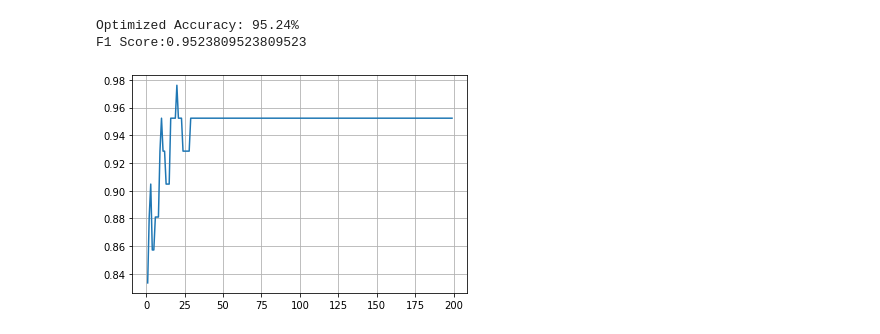
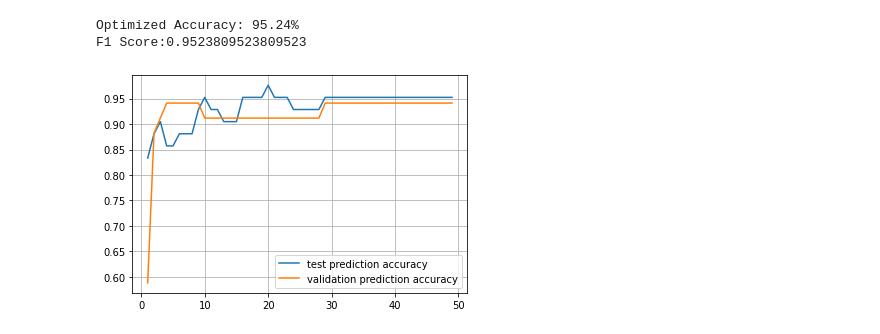
Before and after one commit to Scrath1/ml, a Jupyter notebook: ml_course_en/assignments/Assignment 04. Basics of neural networks.ipynb, the cells around one changed output. Saved outputs shown, nothing was run; the diff lists cells and outputs as text; code cells hidden in the pictures.

```diff
--- a/ml_course_en/assignments/Assignment 04. Basics of neural networks.ipynb
+++ b/ml_course_en/assignments/Assignment 04. Basics of neural networks.ipynb
@@ -201,8 +196,9 @@ print(f'F1 Score:{(f1_score(y_test, prediction, average="micro"))}')
 Optimized Accuracy: 95.24%
 F1 Score:0.9523809523809523
 # %%
-iterations = range(1,200)
-scores = []
+iterations = range(1,50)
+test_scores = []
+val_scores = []
 for i in iterations:
     model = Pipeline([
     ('scaler',StandardScaler()),
@@ -216,10 +212,14 @@ for i in iterations:
     ])
     model.fit(X_train, y_train)
     prediction = model.predict(X_test)
-    scores.append(f1_score(y_test,prediction, average='micro'))
+    test_scores.append(f1_score(y_test,prediction, average='micro'))
+    prediction = model.predict(X_val)
+    val_scores.append(f1_score(y_val,prediction, average='micro'))
-# %%
-plt.plot(iterations, scores)
-plt.grid()
-plt.show()
-# %% [output]
-[figure, removed]
+# %%
+plt.plot(iterations, test_scores, label='test prediction accuracy')
+plt.plot(iterations, val_scores, label='validation prediction accuracy')
+plt.legend(loc='best')
+plt.grid()
+plt.show()
+# %% [output]
+[figure, added]
```
Also changed, not shown: parts of 1 cell of this notebook.
